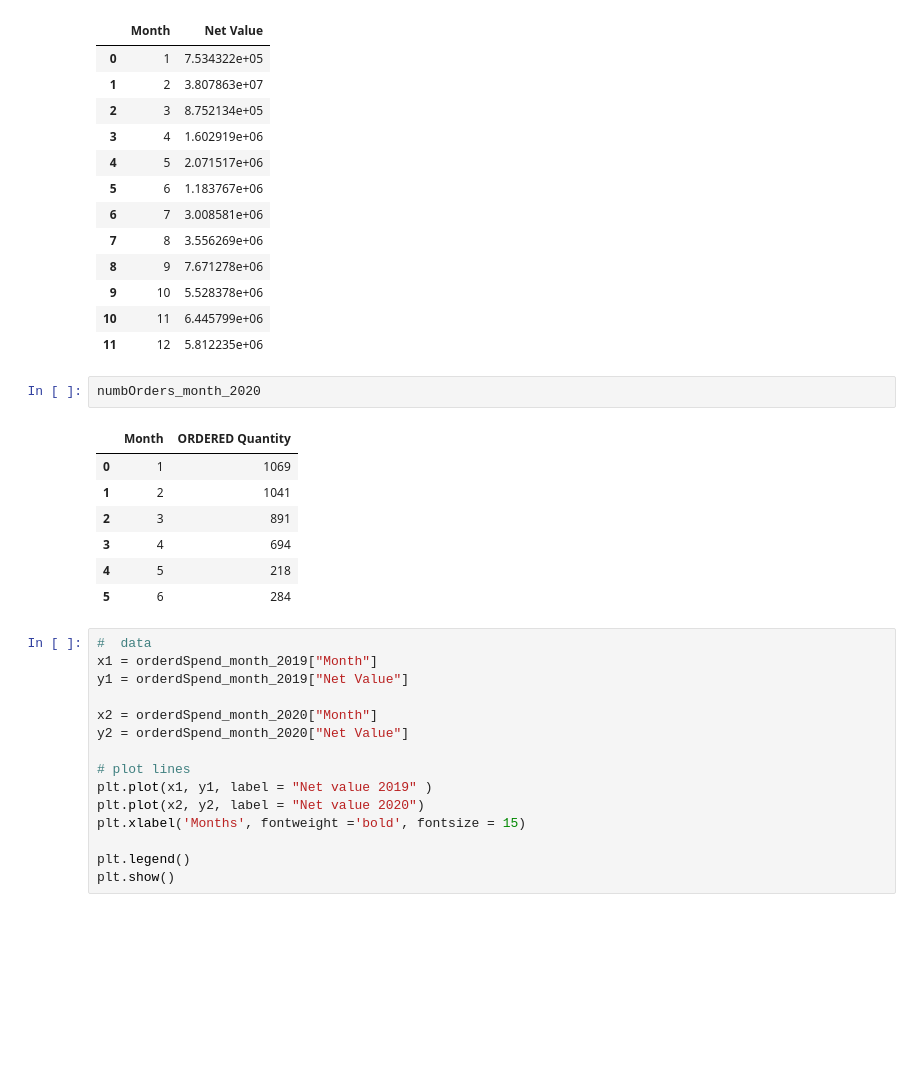
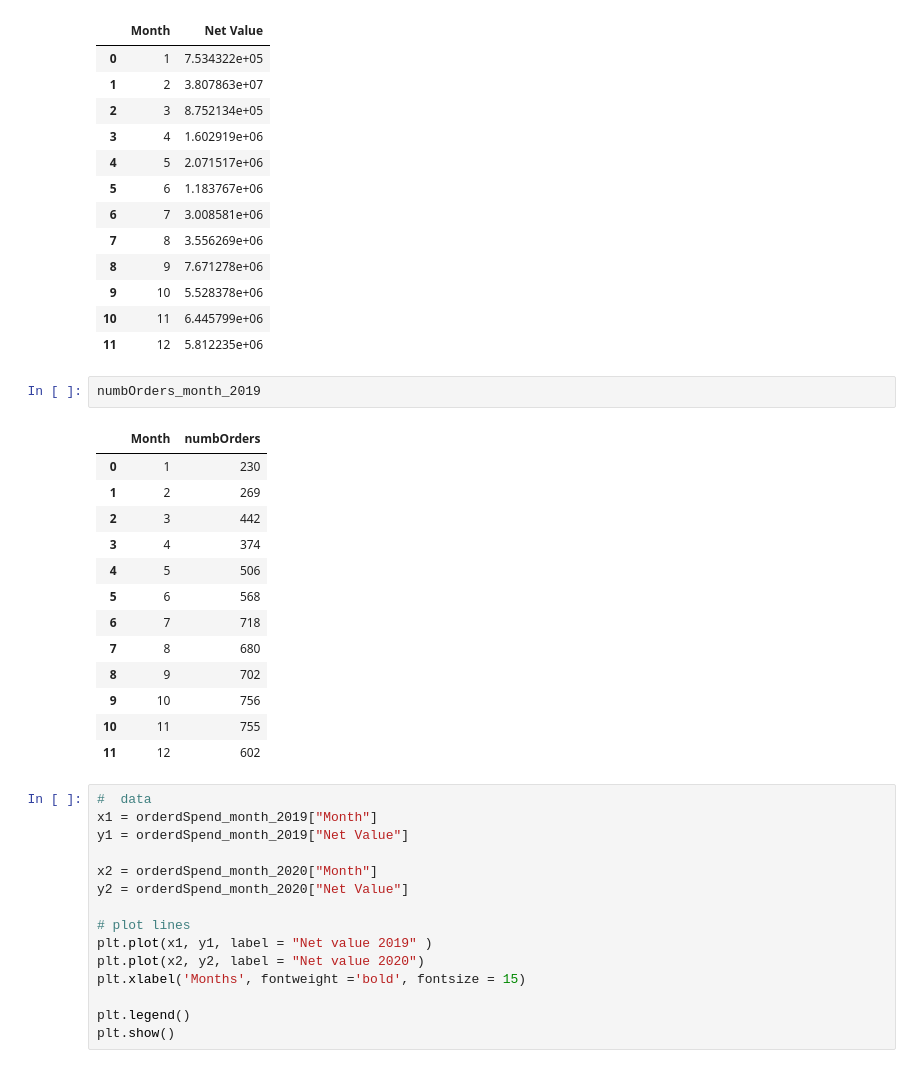
Before and after one commit to zabi-salehi/Data_Visualization, a Jupyter notebook: visualisation.ipynb, the cells around one changed output. Drawn from its saved outputs; the diff is of its cells as text; blank space fills up the shorter version.

```diff
--- a/visualisation.ipynb
+++ b/visualisation.ipynb
@@ -145,16 +131,22 @@ orderdSpend_month_2019
 | 9 | 10 | 5.528378e+06 |
 | 10 | 11 | 6.445799e+06 |
 | 11 | 12 | 5.812235e+06 |
-# %%
-numbOrders_month_2020
-# %% [output]
-|  | Month | ORDERED Quantity |
-| 0 | 1 | 1069 |
-| 1 | 2 | 1041 |
-| 2 | 3 | 891 |
-| 3 | 4 | 694 |
-| 4 | 5 | 218 |
-| 5 | 6 | 284 |
+# %%
+numbOrders_month_2019
+# %% [output]
+|  | Month | numbOrders |
+| 0 | 1 | 230 |
+| 1 | 2 | 269 |
+| 2 | 3 | 442 |
+| 3 | 4 | 374 |
+| 4 | 5 | 506 |
+| 5 | 6 | 568 |
+| 6 | 7 | 718 |
+| 7 | 8 | 680 |
+| 8 | 9 | 702 |
+| 9 | 10 | 756 |
+| 10 | 11 | 755 |
+| 11 | 12 | 602 |
 # %%
 #  data
 x1 = orderdSpend_month_2019["Month"]
```
Also changed, not shown: parts of 22 cells of this notebook, 1 other file.
